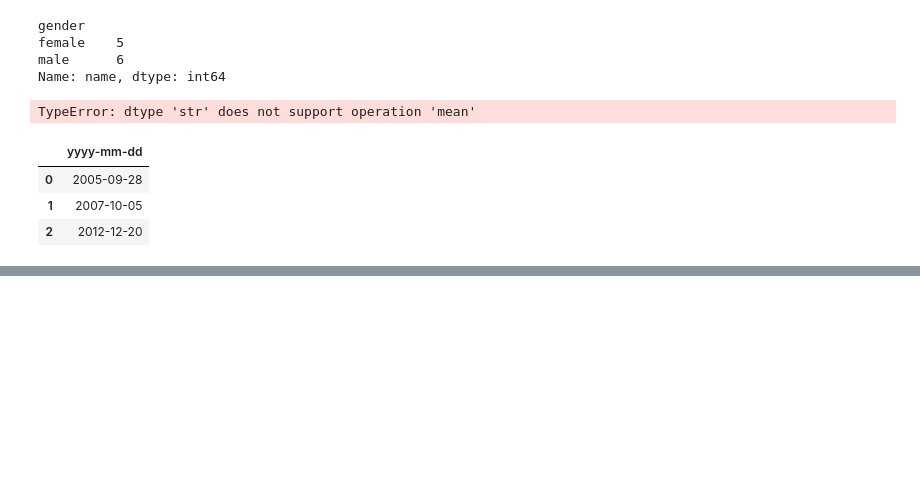
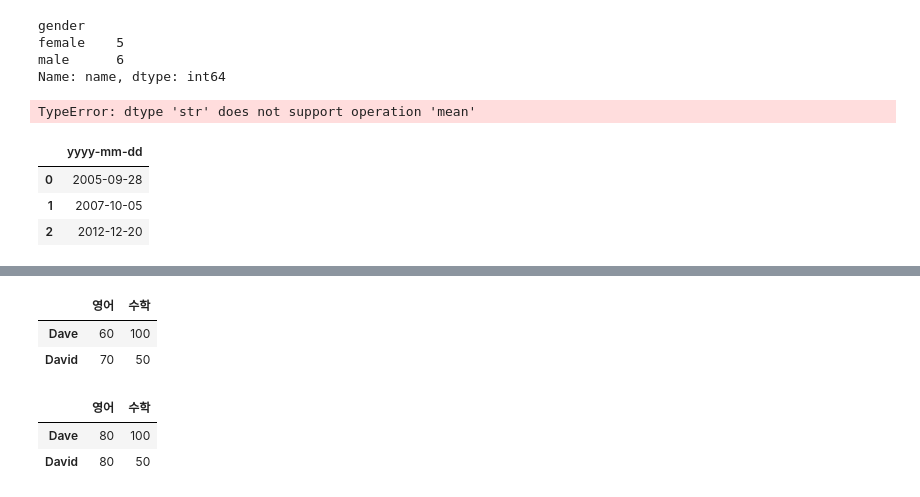
Before and after one commit to yunkiseon/pythonsource, a Jupyter notebook: pandas/pandas2.ipynb, the cells around one changed output, grey strips where cells are left out. Drawn from its saved outputs; the diff is of its cells as text; code cells hidden in the pictures; blank space fills up the shorter version.

```diff
--- a/pandas/pandas2.ipynb
+++ b/pandas/pandas2.ipynb
@@ -401,0 +419,7 @@ dtype: object
+# %%
+df = pd.DataFrame({"영어":[60,70],"수학":[100,50]},index=["Dave","David"])
+df
+# %% [output]
+|  | 영어 | 수학 |
+| Dave | 60 | 100 |
+| David | 70 | 50 |
@@ -401,0 +432,8 @@ dtype: object
+# %%
+# axis 로 행/열 기준 정할 수 있음
+df2 = df.apply(func, axis=1)
+df2
+# %% [output]
+|  | 영어 | 수학 |
+| Dave | 80 | 100 |
+| David | 80 | 50 |
```
Also changed, not shown: parts of 5 cells of this notebook, 20 other files.
